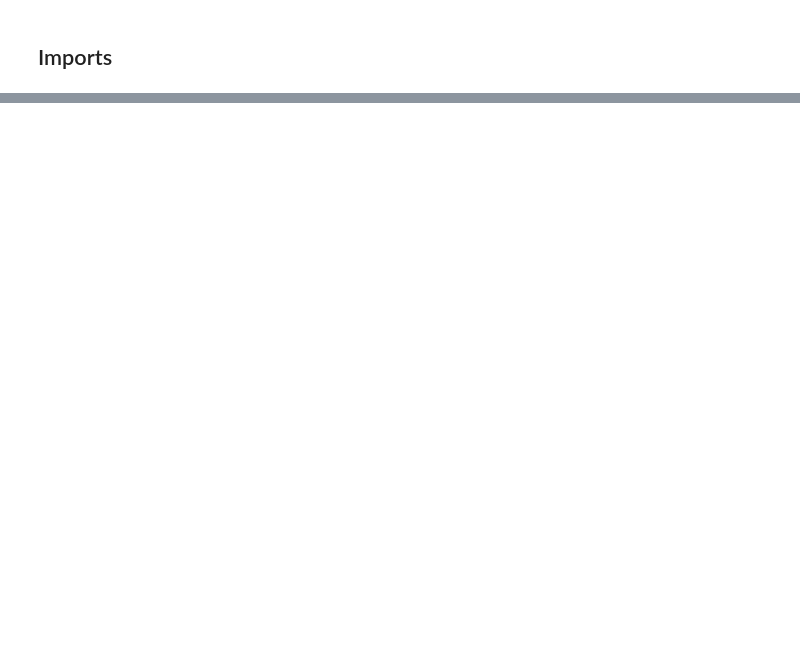
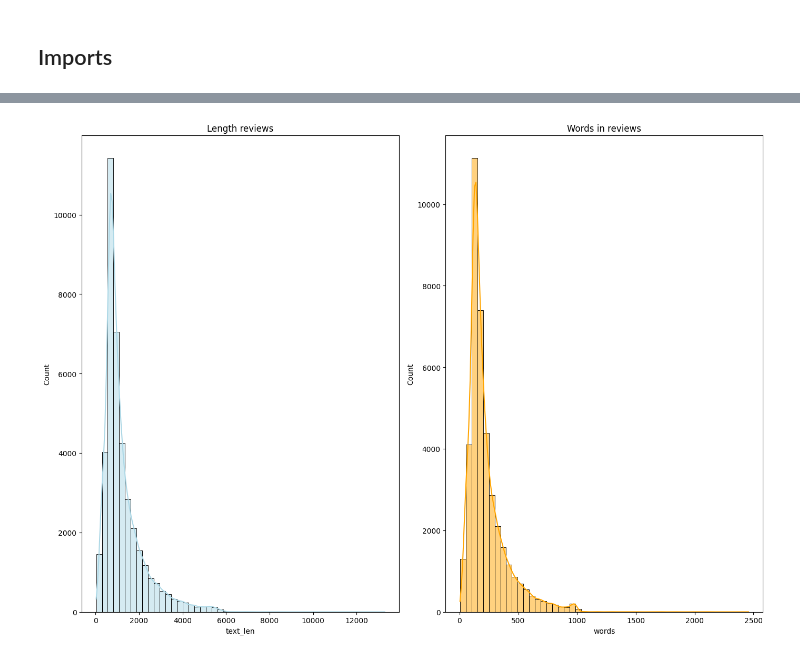
Before and after one commit to EgorBodrov/ods-nlp, a Jupyter notebook: experiments/EDA.ipynb, the cells around one changed output, grey strips where cells are left out. Saved outputs shown, nothing was run; the diff lists cells and outputs as text; code cells hidden in the pictures; blank space fills up the shorter version.

```diff
--- a/experiments/EDA.ipynb
+++ b/experiments/EDA.ipynb
@@ -126,0 +144,16 @@ print(rcv1.data[0])
+# %%
+df['text_len'] = df['text'].astype(str).apply(len)
+df['words'] = df['text'].astype(str).apply(lambda x: len(x.split()))
+
+fig, axes = plt.subplots(1, 2, figsize=(14, 10))
+sns.histplot(df['text_len'], bins=50, ax=axes[0], color='lightblue', kde=True)
+axes[0].set_title("Length reviews")
+
+sns.histplot(df['words'], bins=50, ax=axes[1], color='orange', kde=True)
+axes[1].set_title("Words in reviews")
+
+plt.tight_layout()
+plt.savefig("words.png")
+plt.show()
+# %% [output]
+[figure, added]
```
Also changed, not shown: parts of 38 cells of this notebook.
